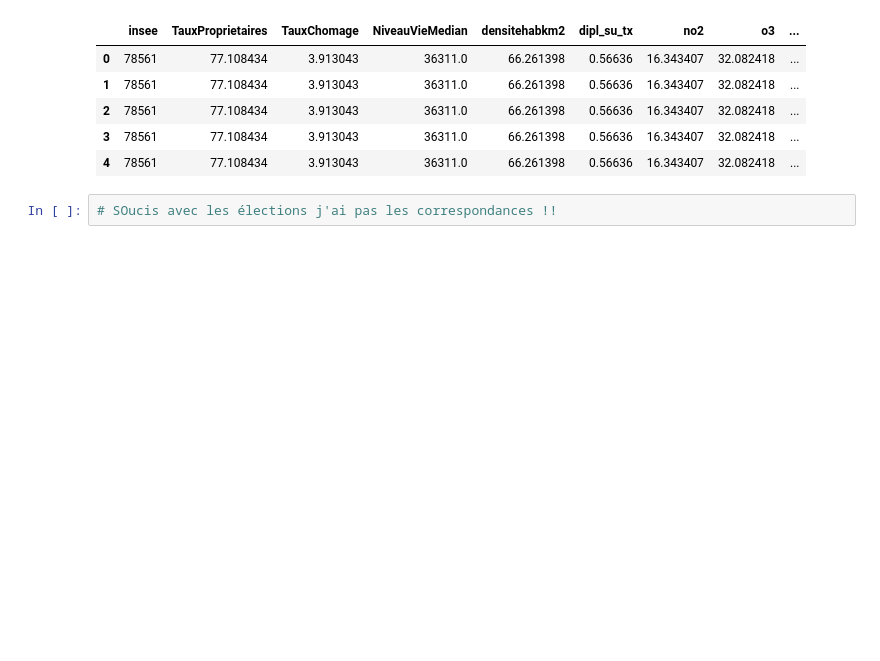
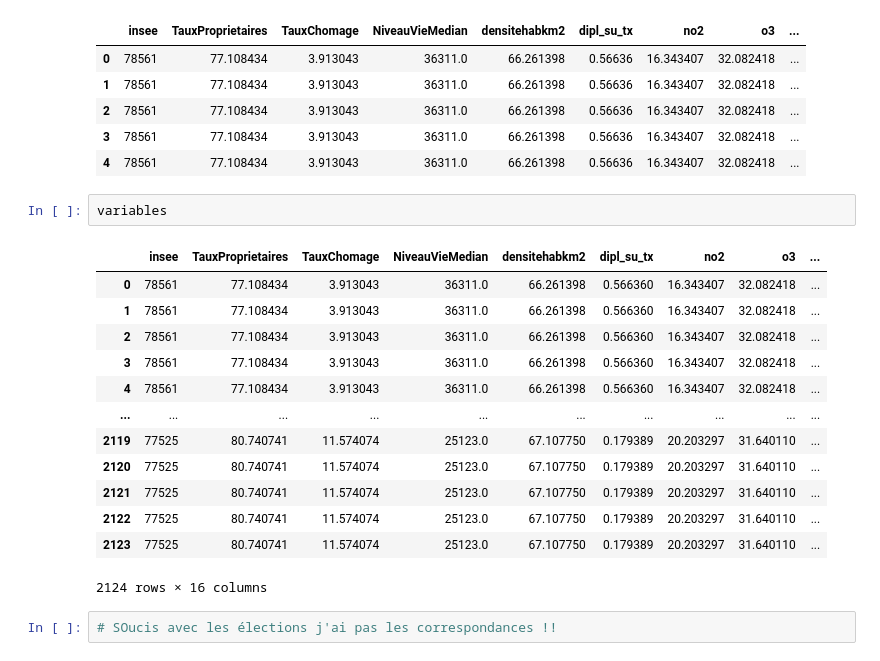
Before and after one commit to cerezamo/dataviz, a Jupyter notebook: variables.ipynb, the cells around one changed output. Saved outputs shown, nothing was run; the diff lists cells and outputs as text; blank space fills up the shorter version.

```diff
--- a/variables.ipynb
+++ b/variables.ipynb
@@ -194,6 +239,22 @@ variables.head()
 | 2 | 78561 | 77.108434 | 3.913043 | 36311.0 | 66.261398 | 0.56636 | 16.343407 | 32.082418 | ... |
 | 3 | 78561 | 77.108434 | 3.913043 | 36311.0 | 66.261398 | 0.56636 | 16.343407 | 32.082418 | ... |
 | 4 | 78561 | 77.108434 | 3.913043 | 36311.0 | 66.261398 | 0.56636 | 16.343407 | 32.082418 | ... |
+# %%
+variables
+# %% [output]
+|  | insee | TauxProprietaires | TauxChomage | NiveauVieMedian | densitehabkm2 | dipl_su_tx | no2 | o3 | ... |
+| 0 | 78561 | 77.108434 | 3.913043 | 36311.0 | 66.261398 | 0.566360 | 16.343407 | 32.082418 | ... |
+| 1 | 78561 | 77.108434 | 3.913043 | 36311.0 | 66.261398 | 0.566360 | 16.343407 | 32.082418 | ... |
+| 2 | 78561 | 77.108434 | 3.913043 | 36311.0 | 66.261398 | 0.566360 | 16.343407 | 32.082418 | ... |
+| 3 | 78561 | 77.108434 | 3.913043 | 36311.0 | 66.261398 | 0.566360 | 16.343407 | 32.082418 | ... |
+| 4 | 78561 | 77.108434 | 3.913043 | 36311.0 | 66.261398 | 0.566360 | 16.343407 | 32.082418 | ... |
+| ... | ... | ... | ... | ... | ... | ... | ... | ... | ... |
+| 2119 | 77525 | 80.740741 | 11.574074 | 25123.0 | 67.107750 | 0.179389 | 20.203297 | 31.640110 | ... |
+| 2120 | 77525 | 80.740741 | 11.574074 | 25123.0 | 67.107750 | 0.179389 | 20.203297 | 31.640110 | ... |
+| 2121 | 77525 | 80.740741 | 11.574074 | 25123.0 | 67.107750 | 0.179389 | 20.203297 | 31.640110 | ... |
+| 2122 | 77525 | 80.740741 | 11.574074 | 25123.0 | 67.107750 | 0.179389 | 20.203297 | 31.640110 | ... |
+| 2123 | 77525 | 80.740741 | 11.574074 | 25123.0 | 67.107750 | 0.179389 | 20.203297 | 31.640110 | ... |
+2124 rows × 16 columns
 # %%
 # SOucis avec les élections j'ai pas les correspondances !!
 # %%
```
Also changed, not shown: parts of 17 cells of this notebook, 3 other files.
